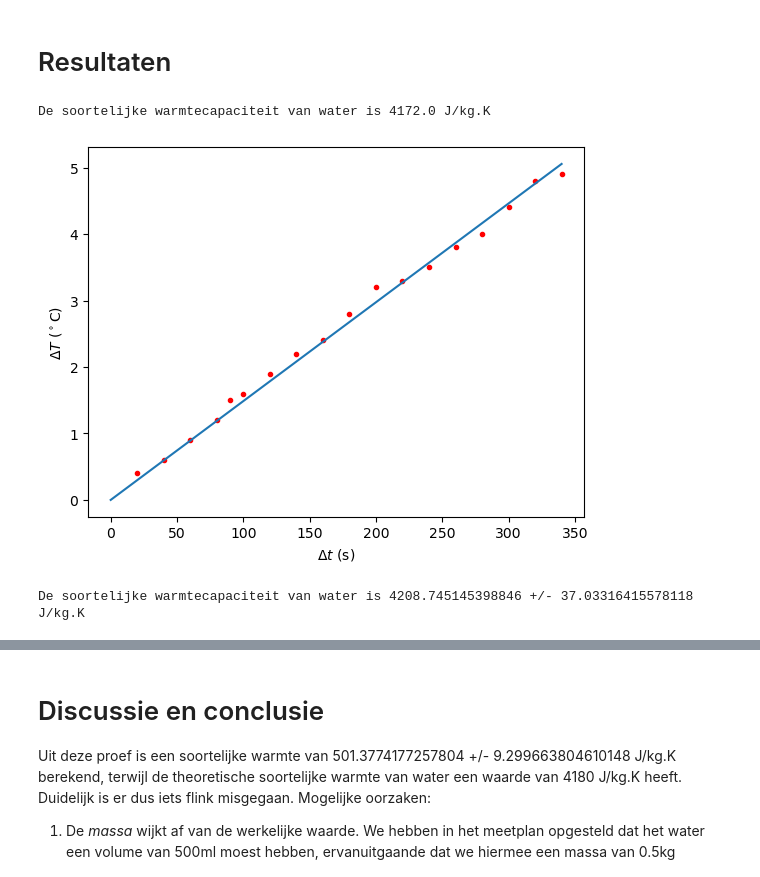
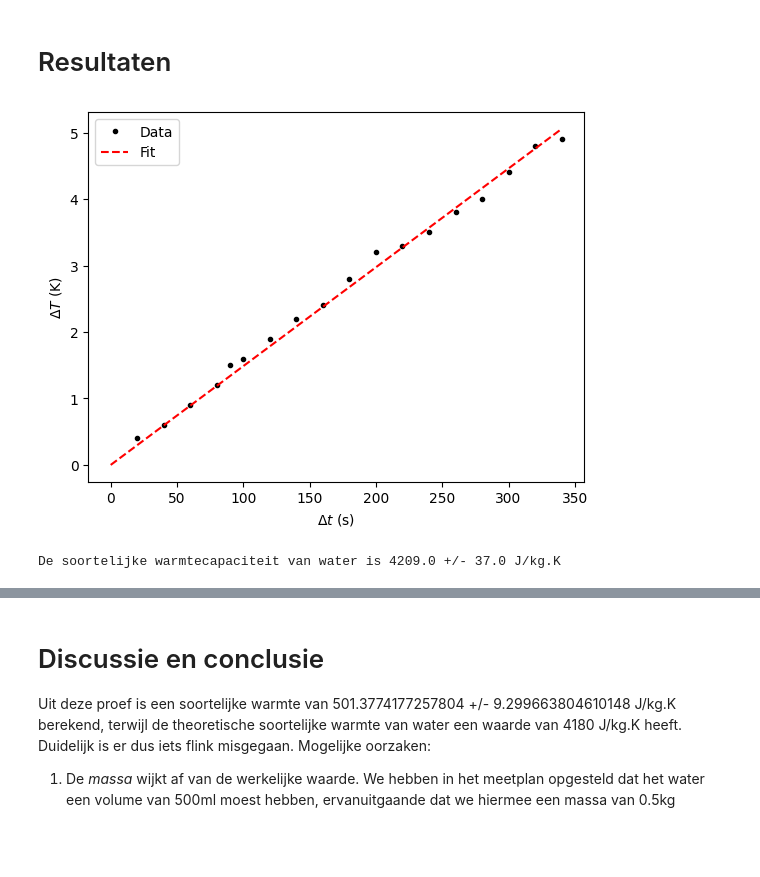
Before and after one commit to SybrenK07/25, a Jupyter notebook: Content/Labs/c_water.ipynb, the cells around one changed output, grey strips where cells are left out. Cells and saved outputs as stored; diff of their text form; code cells hidden in the pictures; blank space fills up the shorter version.

```diff
--- a/Content/Labs/c_water.ipynb
+++ b/Content/Labs/c_water.ipynb
@@ -93,27 +85,2 @@ Daarbij moet de roerder wel aanstaan om de warmte goed te verdelen.
 # %% [markdown]
 # Resultaten
-# %%
-# 1e try (met alleen eerste en laatste punt)
-
-
-import numpy as np
-import matplotlib.pyplot as plt
-from scipy.optimize import curve_fit
-
-massa = 0.4976 #kg
-volt = 17.3 #V
-ampere = 1.8 #A
-
-temp = np.array([21.8,22.0,22.3,22.6,22.9,23.0,23.3,23.6,23.8,24.2,24.6,24.7,24.9,25.2,25.4,25.8,26.2,26.3]) +273.15 #C
-tijd = np.array([20,40,60,80,90,100,120,140,160,180,200,220,240,260,280,300,320,340]) #s
-
-vermogen = volt * ampere #W
-dtijd = tijd[6]-tijd[0]
-dtemp = temp[6]-temp[0]
-
-warmte = vermogen * dtijd
-c = warmte / (massa * dtemp)
-
-print("De soortelijke warmtecapaciteit van water is",np.round(c),"J/kg.K")
-# %% [output]
-De soortelijke warmtecapaciteit van water is 4172.0 J/kg.K
@@ -120,41 +99,43 @@ De soortelijke warmtecapaciteit van water is 4172.0 J/kg.K
 # %%
-# 2e try (Felix code)
-
+# Data-analyse
 
 import numpy as np
 import matplotlib.pyplot as plt
 from scipy.optimize import curve_fit
 
 massa = 0.4976 #kg
 volt = 17.3 #V
 ampere = 1.8 #A
 
-temp = np.array([21.8,22.0,22.3,22.6,22.9,23.0,23.3,23.6,23.8,24.2,24.6,24.7,24.9,25.2,25.4,25.8,26.2,26.3]) #+273.15 #C
+temp = np.array([21.8,22.0,22.3,22.6,22.9,23.0,23.3,23.6,23.8,24.2,24.6,24.7,24.9,25.2,25.4,25.8,26.2,26.3]) +273.15 #C
 tijd = np.array([20,40,60,80,90,100,120,140,160,180,200,220,240,260,280,300,320,340]) #s
 
 vermogen = volt * ampere #W
-dtemp = temp-21.4
-warmte = vermogen * dtijd
-def dT(t,c):
-    return vermogen * t/(c*massa)
+dtemp = temp - 294.55 #K          Deze correctie wordt toegepast, omdat het eerste meetpunt (t=0s) weggelaten is
+                                # om de deltatijd te berekenen nemen we dit punt echter WEL mee. De gemeten
+                                # temperatuur was 21.4 graden. Dit punt nemen we dus ipv temp[0].
 
-values, pcov =curve_fit(dT,tijd,dtemp)
+def dT_fit(t,c):                        # Fitfunctie om c te bepalen. Q = m*c*delta_T -> delta_T = Q / (m*c).
+    return vermogen * t/(c*massa)       # Met Q = vermogen * tijd.
+
+values, pcov =curve_fit(dT_fit,tijd,dtemp)
 
 c = values[0]
 u_c = np.sqrt(pcov[0][0])
 
-#fitwaardes maken
-x_fit=np.linspace(0,max(tijd), 1000)
+x_fit=np.linspace(0,max(tijd), 1000)       # Fitwaardes aanmaken voor het plotten van de curve-fit.
 y_fit=dT(x_fit,c)
 
 plt.figure()
-plt.plot(tijd, dtemp, 'r.',label='Meetpunten')
-plt.plot(x_fit,y_fit, label='Fitfunctie')
-plt.ylabel('$\\Delta T$ ($^\\circ$C)')
+plt.plot(tijd, dtemp, 'k.',label='Data')
+plt.plot(x_fit,y_fit, "r--", label='Fit')
+plt.ylabel('$\\Delta T$ (K)')
 plt.xlabel('$\\Delta t$ (s)')
+plt.savefig("Figures/cwater.png", dpi=450)
+plt.legend()
 plt.show()
 
-print("De soortelijke warmtecapaciteit van water is",c, "+/-", u_c,"J/kg.K")
+print("De soortelijke warmtecapaciteit van water is",np.round(c), "+/-", np.round(u_c),"J/kg.K")
 # %% [output]
-[figure, old version]
+[figure, new version]
-De soortelijke warmtecapaciteit van water is 4208.745145398846 +/- 37.03316415578118 J/kg.K
+De soortelijke warmtecapaciteit van water is 4209.0 +/- 37.0 J/kg.K
```
Also changed, not shown: parts of 3 cells of this notebook, 5 other files.
